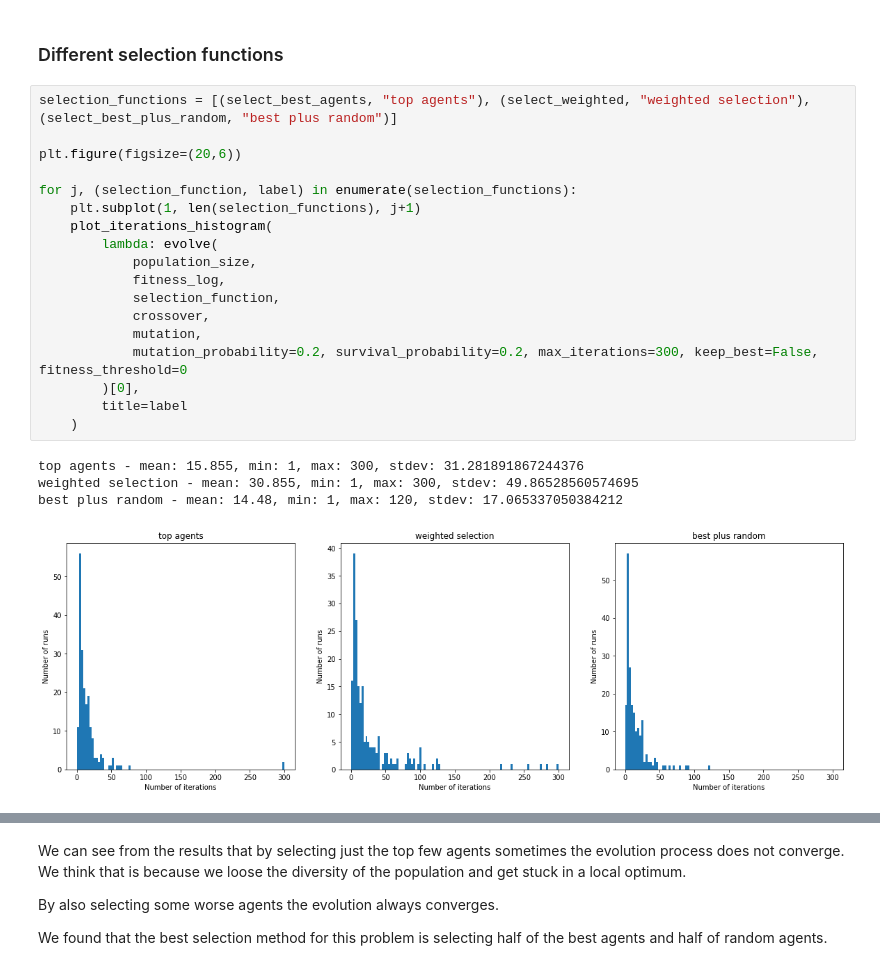
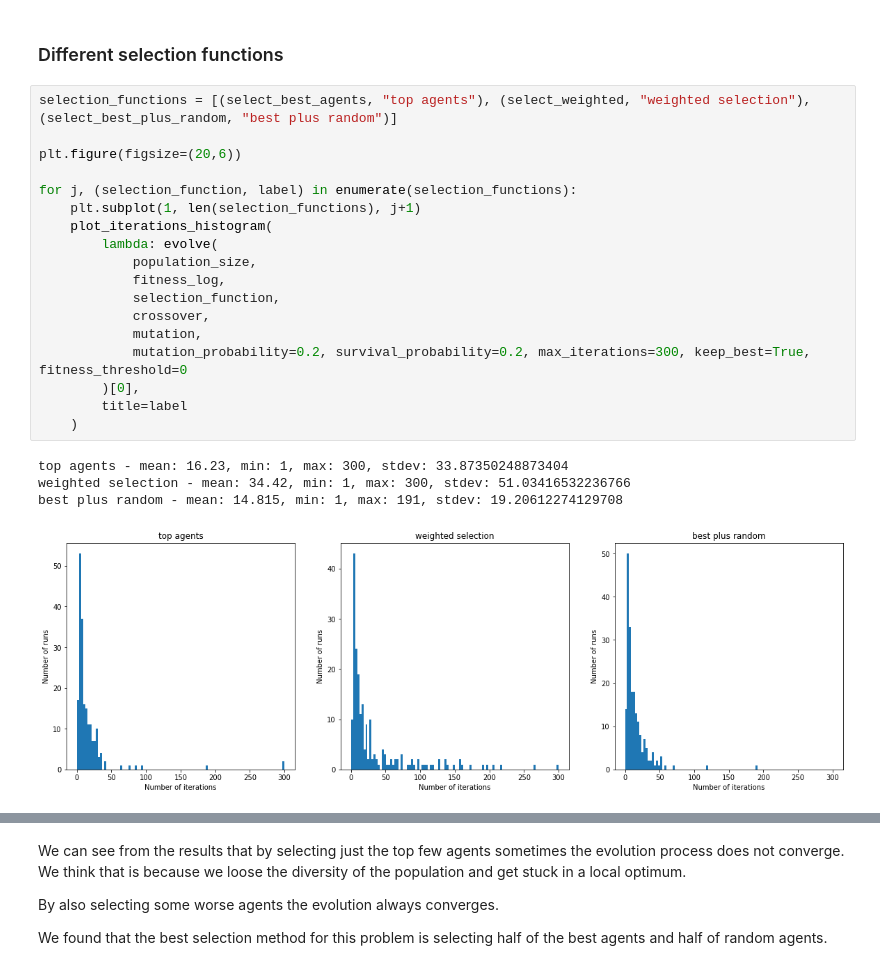
Before and after one commit to njezersek/Inteligent-Systems-assignment1, a Jupyter notebook: assignment.ipynb, the cells around one changed output, grey strips where cells are left out. Drawn from its saved outputs; the diff is of its cells as text.

```diff
--- a/assignment.ipynb
+++ b/assignment.ipynb
@@ -666,23 +657,23 @@ We found out that all fitness functions perform about the same.
 # %%
 selection_functions = [(select_best_agents, "top agents"), (select_weighted, "weighted selection"), (select_best_plus_random, "best plus random")]
 
 plt.figure(figsize=(20,6))
 
 for j, (selection_function, label) in enumerate(selection_functions):
     plt.subplot(1, len(selection_functions), j+1)
     plot_iterations_histogram(
         lambda: evolve(
             population_size,
             fitness_log,
             selection_function,
             crossover,
             mutation,
-            mutation_probability=0.2, survival_probability=0.2, max_iterations=300, keep_best=False, fitness_threshold=0
+            mutation_probability=0.2, survival_probability=0.2, max_iterations=300, keep_best=True, fitness_threshold=0
         )[0],
         title=label
     )
 # %% [output]
-top agents - mean: 15.855, min: 1, max: 300, stdev: 31.281891867244376
-weighted selection - mean: 30.855, min: 1, max: 300, stdev: 49.86528560574695
-best plus random - mean: 14.48, min: 1, max: 120, stdev: 17.065337050384212
+top agents - mean: 16.23, min: 1, max: 300, stdev: 33.87350248873404
+weighted selection - mean: 34.42, min: 1, max: 300, stdev: 51.03416532236766
+best plus random - mean: 14.815, min: 1, max: 191, stdev: 19.20612274129708
-[figure, old version]
+[figure, new version]
```
Also changed, not shown: parts of 19 cells of this notebook.
